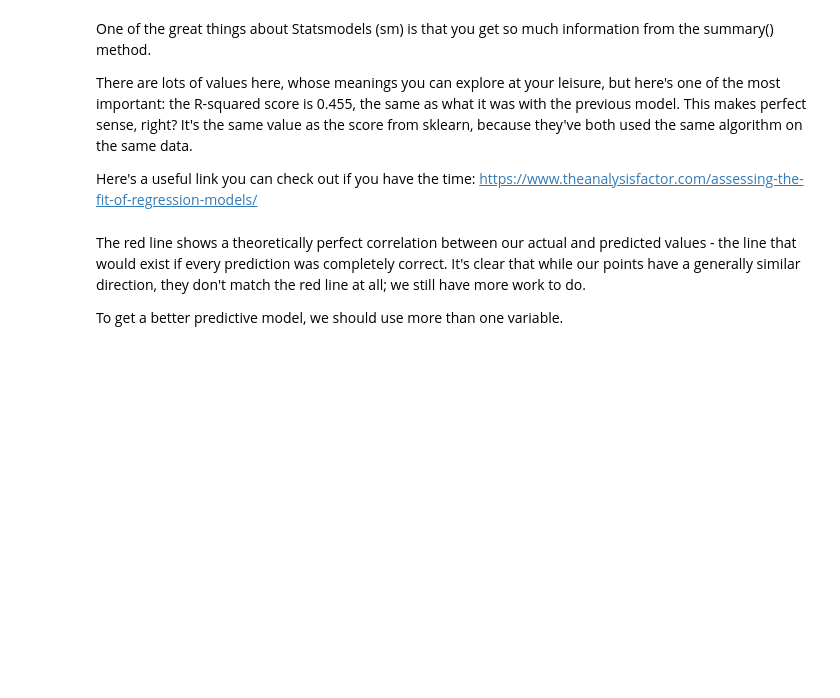
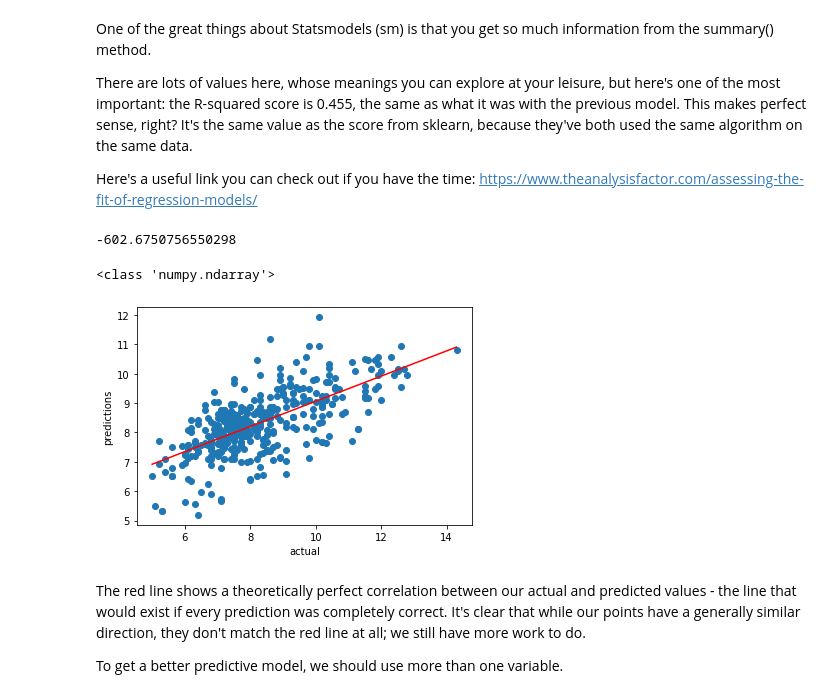
Before and after one commit to dmclark53/Springboard, a Jupyter notebook: Linear-Regression/Springboard Regression Case Study - the Red Wine Dataset - Tier 3.ipynb, the cells around one changed output. Cells and saved outputs as stored; diff of their text form; code cells hidden in the pictures; blank space fills up the shorter version.

Commit message:
Performed an OLS model fit.

```diff
--- a/Linear-Regression/Springboard Regression Case Study - the Red Wine Dataset - Tier 3.ipynb
+++ b/Linear-Regression/Springboard Regression Case Study - the Red Wine Dataset - Tier 3.ipynb
@@ -362,9 +362,10 @@ Let's build a similar model using a different package, to see if we get a better
 # %%
 # Create the test and train sets. Here, we do things slightly differently.
 # We make the explanatory variable X as before.
-_ _ _
+X = red_wine['density'].values
 
 # But here, reassign X the value of adding a constant to it. This is required for Ordinary Least Squares Regression.
 # Further explanation of this can be found here:
 # https://www.statsmodels.org/devel/generated/statsmodels.regression.linear_model.OLS.html
-_ _ _
+X = sm.add_constant(X)
+print(X.shape)
@@ -371,14 +374,14 @@ _ _ _
 # %%
 # The rest of the preparation is as before.
-_ _ _
+y = red_wine['fixed.acidity']
 
 # Split the data using train_test_split()
-_ _ _
+X_train, X_test, y_train, y_test = train_test_split(X, y, test_size=0.25)
 # %%
 # Create the model
-_ _ _
+model = sm.OLS(y_train, X_train)
 
 # Fit the model with fit()
-_ _ _
+results = model.fit()
 # %%
 # Evaluate the model with .summary()
@@ -391,17 +416,26 @@ There are lots of values here, whose meanings you can explore at your leisure, b
 Here's a useful link you can check out if you have the time: https://www.theanalysisfactor.com/assessing-the-fit-of-regression-models/
 # %%
 # Let's use our new model to make predictions of the dependent variable y. Use predict(), and plug in X_test as the parameter
-_ _ _
+y_pred = results.predict(X_test)
+# %%
+results.params['const']
+# %% [output]
+-602.6750756550298
 # %%
 # Plot the predictions
 # Build a scatterplot
-_ _ _
-
+plt.scatter(x=y_test, y=y_pred)
 # Add a line for perfect correlation. Can you see what this line is doing? Use plot()
-_ _ _
-
+m, b = np.polyfit(y_test, y_pred, 1)
+x_values = np.array([y_test.values.min(), y_test.values.max()])
+plt.plot(x_values, m*x_values+b, c='red')
 # Label it nicely
-_ _ _
+plt.xlabel('actual')
+plt.ylabel('predictions')
+plt.show()
+# %% [output]
+<class 'numpy.ndarray'>
+[figure, added]
 # %% [markdown]
 The red line shows a theoretically perfect correlation between our actual and predicted values - the line that would exist if every prediction was completely correct. It's clear that while our points have a generally similar direction, they don't match the red line at all; we still have more work to do.
 
```
Also changed, not shown: parts of 2 cells of this notebook.
